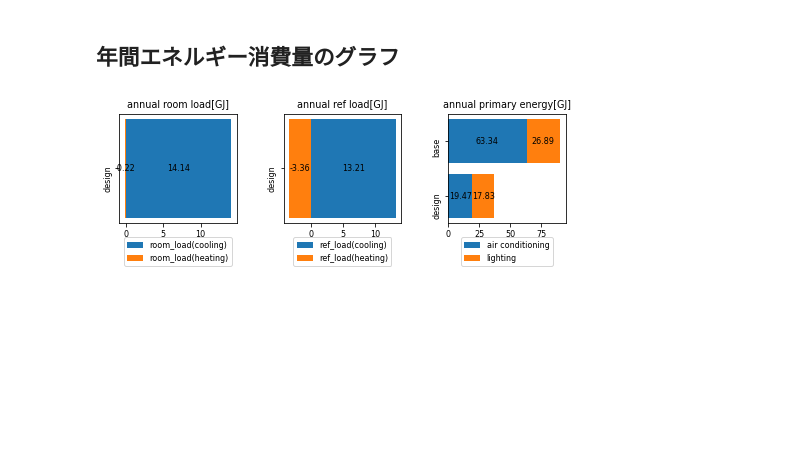
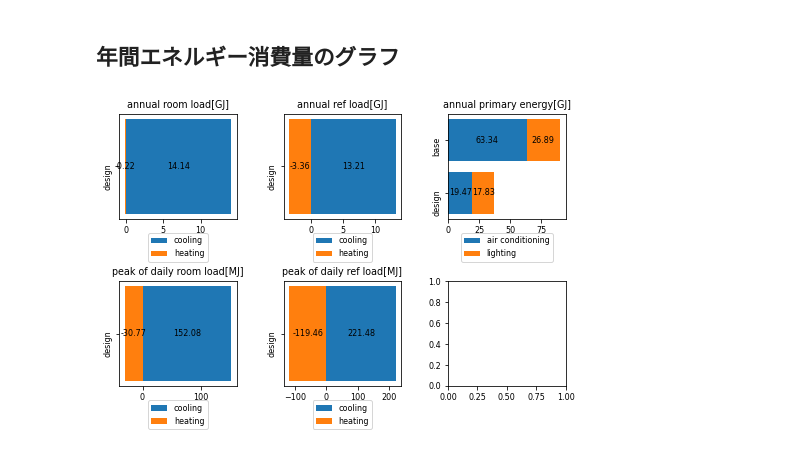
Before and after one commit to satoh-er/builelib_viewer, a Jupyter notebook: builelib_viewer.ipynb, the cells around one changed output. Cells and saved outputs as stored; diff of their text form; code cells hidden in the pictures; blank space fills up the shorter version.

```diff
--- a/builelib_viewer.ipynb
+++ b/builelib_viewer.ipynb
@@ -364,49 +364,71 @@ label = []
 label.append('design')
 label.append('base')
 # %%
-fig = plt.figure(figsize=(8, 2))
-ax = fig.subplots(1, 3)
+fig = plt.figure(figsize=(8, 5))
+ax = fig.subplots(2, 3)
 # 余白を設定
 plt.subplots_adjust(wspace=0.4, hspace=0.6)
 
 room_load_c = np.array([dm['room_load_c'].sum() / 1000.0])
 room_load_h = np.array([dm['room_load_h'].sum() / 1000.0])
 xlabel = np.array(['design'])
 
 # 年積算室負荷
-ax[0].barh(xlabel, room_load_c, label='room_load(cooling)')
-ax[0].barh(xlabel, room_load_h, label='room_load(heating)')
-ax[0].set_title('annual room load[GJ]')
-ax[0].legend(loc='upper center', bbox_to_anchor=(0.5, -0.1), ncol=1)
-ax[0].text(x=room_load_c[0] / 2, y=0, s=round(room_load_c[0], 2), ha='center', va='center')
-ax[0].text(x=room_load_h[0] / 2, y=0, s=round(room_load_h[0], 2), ha='center', va='center')
-ax[0].tick_params(axis='y', rotation=90)
+ax[0, 0].barh(xlabel, room_load_c, label='cooling')
+ax[0, 0].barh(xlabel, room_load_h, label='heating')
+ax[0, 0].set_title('annual room load[GJ]')
+ax[0, 0].legend(loc='upper center', bbox_to_anchor=(0.5, -0.1), ncol=1)
+ax[0, 0].text(x=room_load_c[0] / 2, y=0, s=round(room_load_c[0], 2), ha='center', va='center')
+ax[0, 0].text(x=room_load_h[0] / 2, y=0, s=round(room_load_h[0], 2), ha='center', va='center')
+ax[0, 0].tick_params(axis='y', rotation=90)
 
 # 年積算エネルギー
 offsets = 0.0
-ax[2].barh(label, energy_AC, left=offsets, label='air conditioning')
+ax[0, 2].barh(label, energy_AC, left=offsets, label='air conditioning')
 for AC in range(2):
-    ax[2].text(x=energy_AC[AC] / 2, y=AC, s=round(energy_AC[AC], 2), ha='center', va='center')
+    ax[0, 2].text(x=energy_AC[AC] / 2, y=AC, s=round(energy_AC[AC], 2), ha='center', va='center')
 offsets += energy_AC
-ax[2].barh(label, energy_light, left=offsets, label='lighting')
-ax[2].set_title('annual primary energy[GJ]')
-ax[2].legend(loc='upper center', bbox_to_anchor=(0.5, -0.1), ncol=1)
-ax[2].tick_params(axis='y', rotation=90)
+ax[0, 2].barh(label, energy_light, left=offsets, label='lighting')
+ax[0, 2].set_title('annual primary energy[GJ]')
+ax[0, 2].legend(loc='upper center', bbox_to_anchor=(0.5, -0.1), ncol=1)
+ax[0, 2].tick_params(axis='y', rotation=90)
 for light in range(2):
     x = energy_light[light] / 2 + offsets[light]
-    ax[2].text(x=x, y=light, s=round(energy_light[light], 2), ha='center', va='center')
+    ax[0, 2].text(x=x, y=light, s=round(energy_light[light], 2), ha='center', va='center')
 
 # 年積算熱源負荷
 ref_load_c = np.array([dm['ref_load_c'].sum() / 1000.0])
 ref_load_h = np.array([dm['ref_load_h'].sum() / 1000.0])
-ax[1].barh(xlabel, ref_load_c, label='ref_load(cooling)')
-ax[1].barh(xlabel, ref_load_h, label='ref_load(heating)')
-ax[1].set_title('annual ref load[GJ]')
-ax[1].legend(loc='upper center', bbox_to_anchor=(0.5, -0.1), ncol=1)
-ax[1].text(x=ref_load_c[0] / 2, y=0, s=round(ref_load_c[0], 2), ha='center', va='center')
-ax[1].text(x=ref_load_h[0] / 2, y=0, s=round(ref_load_h[0], 2), ha='center', va='center')
-ax[1].tick_params(axis='y', rotation=90)
+ax[0, 1].barh(xlabel, ref_load_c, label='cooling')
+ax[0, 1].barh(xlabel, ref_load_h, label='heating')
+ax[0, 1].set_title('annual ref load[GJ]')
+ax[0, 1].legend(loc='upper center', bbox_to_anchor=(0.5, -0.1), ncol=1)
+ax[0, 1].text(x=ref_load_c[0] / 2, y=0, s=round(ref_load_c[0], 2), ha='center', va='center')
+ax[0, 1].text(x=ref_load_h[0] / 2, y=0, s=round(ref_load_h[0], 2), ha='center', va='center')
+ax[0, 1].tick_params(axis='y', rotation=90)
+
+# 日積算最大室負荷
+room_peak_load_c = dd['room_load_c'].max()
+room_peak_load_h = dd['room_load_h'].min()
+ax[1, 0].barh(xlabel, room_peak_load_c, label='cooling')
+ax[1, 0].barh(xlabel, room_peak_load_h, label='heating')
+ax[1, 0].set_title('peak of daily room load[MJ]')
+ax[1, 0].legend(loc='upper center', bbox_to_anchor=(0.5, -0.1), ncol=1)
+ax[1, 0].text(x=room_peak_load_c / 2, y=0, s=round(room_peak_load_c, 2), ha='center', va='center')
+ax[1, 0].text(x=room_peak_load_h / 2, y=0, s=round(room_peak_load_h, 2), ha='center', va='center')
+ax[1, 0].tick_params(axis='y', rotation=90)
+
+# 日積算最大熱源負荷
+ref_peak_load_c = dd['ref_load_c'].max()
+ref_peak_load_h = dd['ref_load_h'].min()
+ax[1, 1].barh(xlabel, ref_peak_load_c, label='cooling')
+ax[1, 1].barh(xlabel, ref_peak_load_h, label='heating')
+ax[1, 1].set_title('peak of daily ref load[MJ]')
+ax[1, 1].legend(loc='upper center', bbox_to_anchor=(0.5, -0.1), ncol=1)
+ax[1, 1].text(x=ref_peak_load_c / 2, y=0, s=round(ref_peak_load_c, 2), ha='center', va='center')
+ax[1, 1].text(x=ref_peak_load_h / 2, y=0, s=round(ref_peak_load_h, 2), ha='center', va='center')
+ax[1, 1].tick_params(axis='y', rotation=90)
 
 plt.show()
 # %% [output]
-[figure, old version]
+[figure, new version]
```
